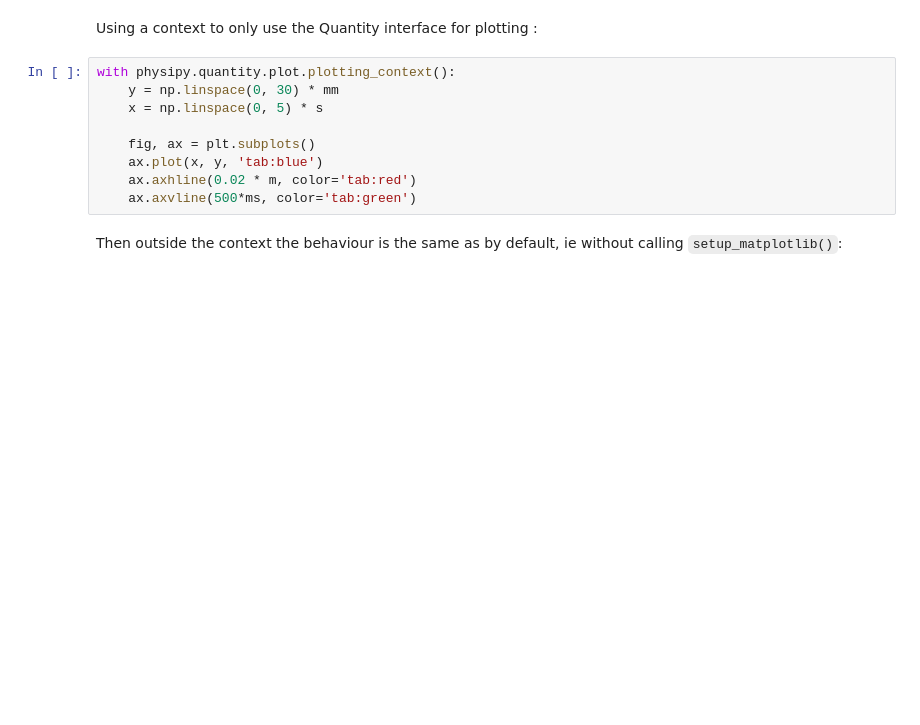
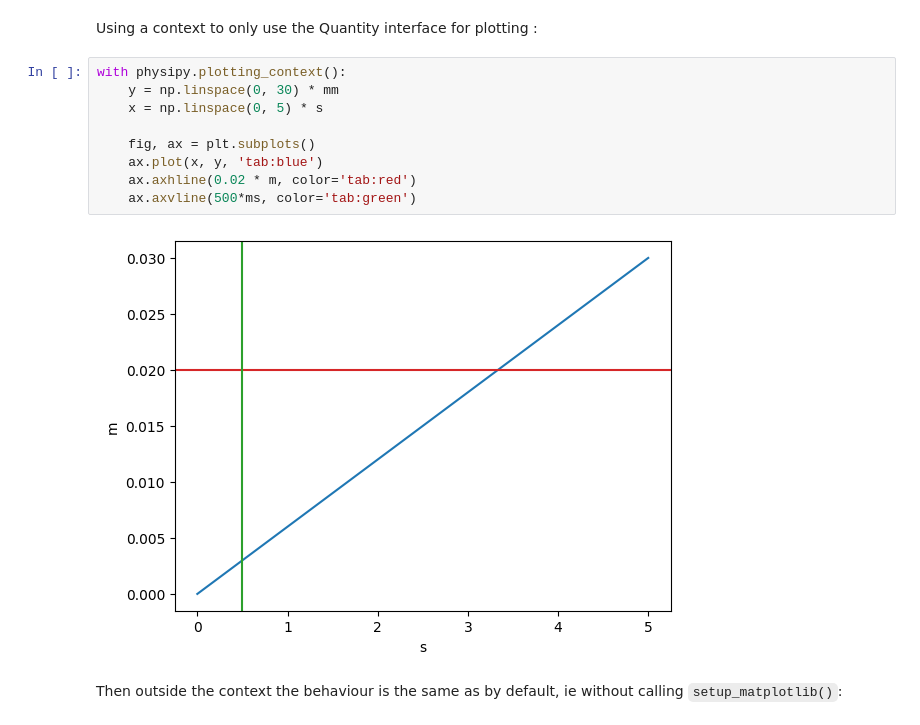
Before and after one commit to mocquin/physipy, a Jupyter notebook: docs/scientific-stack/matplotlib-support.ipynb, the cells around one changed output. Drawn from its saved outputs; the diff is of its cells as text; blank space fills up the shorter version.

```diff
--- a/docs/scientific-stack/matplotlib-support.ipynb
+++ b/docs/scientific-stack/matplotlib-support.ipynb
@@ -46,14 +49,16 @@ ax.plot(3*x-2*s, 3*y+3*mm)
 # %% [markdown]
 Using a context to only use the Quantity interface for plotting :
 # %%
-with physipy.quantity.plot.plotting_context():
+with physipy.plotting_context():
     y = np.linspace(0, 30) * mm
     x = np.linspace(0, 5) * s
 
     fig, ax = plt.subplots()
     ax.plot(x, y, 'tab:blue')
     ax.axhline(0.02 * m, color='tab:red')
     ax.axvline(500*ms, color='tab:green')
+# %% [output]
+[figure, added]
 # %% [markdown]
 Then outside the context the behaviour is the same as by default, ie without calling `setup_matplotlib()`:
 # %%
```
Also changed, not shown: parts of 16 cells of this notebook, 2 other files.
